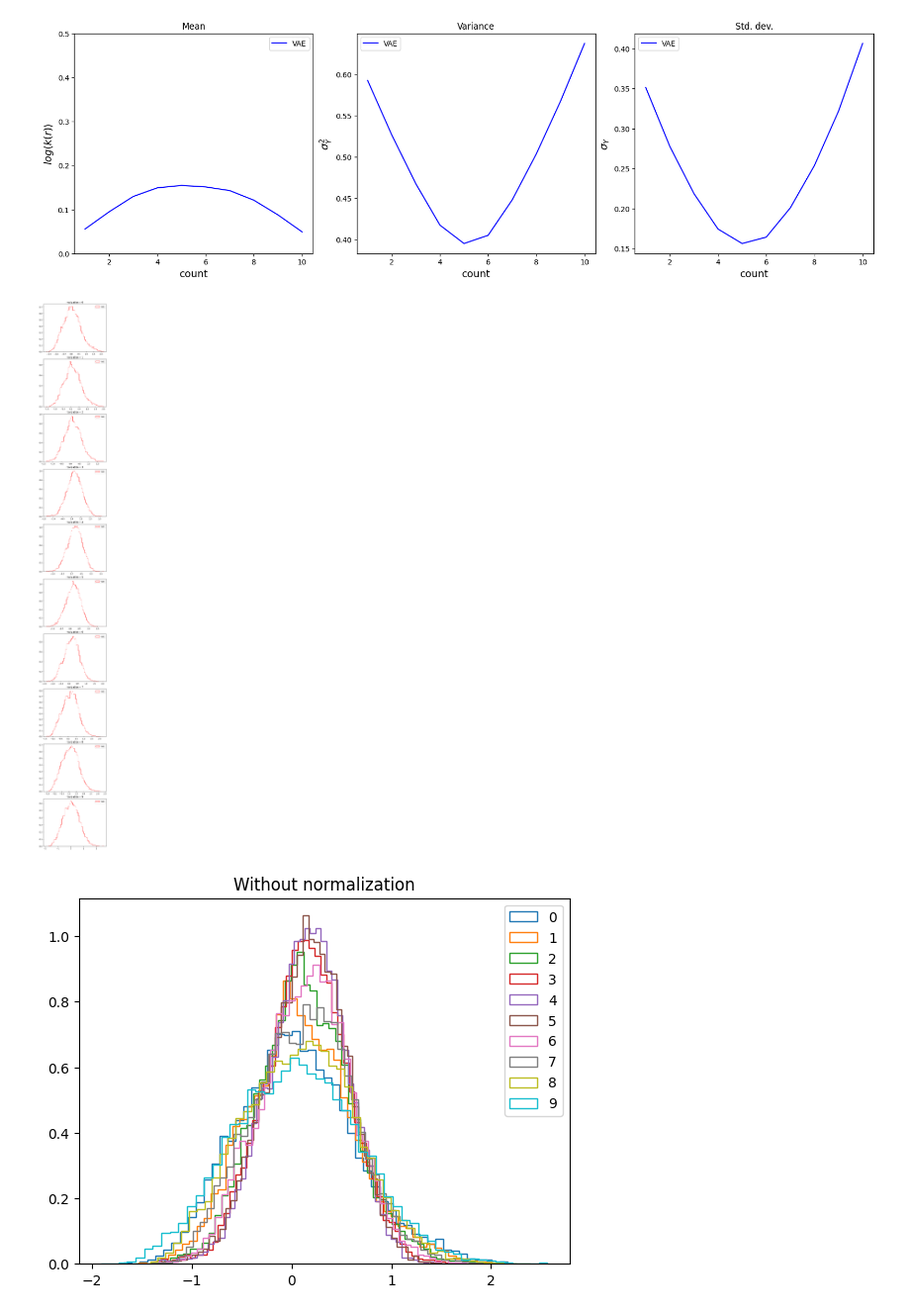
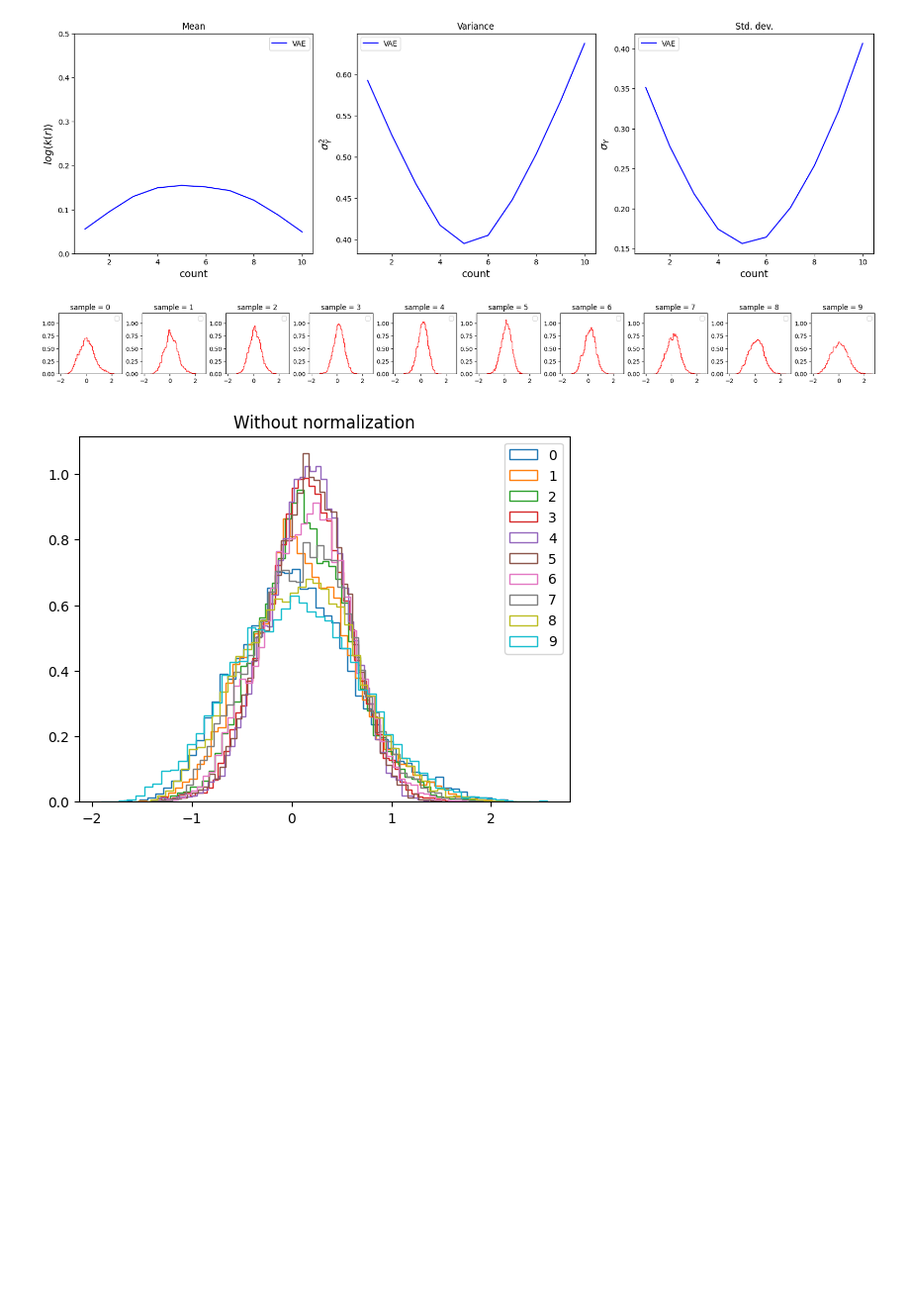
Before and after one commit to XxkmoxX/ML_variational_autoencoder, a Jupyter notebook: eda_ml_vae_128L.ipynb, the cells around one changed output. Shown at 99% size. Cells and saved outputs as stored; diff of their text form; code cells hidden in the pictures; blank space fills up the shorter version.

```diff
--- a/eda_ml_vae_128L.ipynb
+++ b/eda_ml_vae_128L.ipynb
@@ -211,21 +205,21 @@ print(metrics_lin[2])
 # %%
 ### PDFs 128x128 output LIN VAE
 
 vae = np.load(cwd + '/medios_128Lcont/output/output_vae_128x128.npy')
 lin = np.load(cwd + '/medios_128Lcont/output/output_lin_128x128.npy')
 
-fig, ax = plt.subplots(10, 1, figsize=(5,40), sharex=False, layout = 'constrained')
+fig, ax = plt.subplots(1, 10, figsize=(20,2), sharex=True, layout = 'constrained')
 
 for ireal in range(10):
-    ax[ireal].hist(np.log(38.65*vae[ireal]).reshape(-1), bins='scott', density=True, histtype='step', color='red', label='VAE')
+    ax[ireal].hist(np.log(38.65*vae[ireal]).reshape(-1), bins='scott', density=True, histtype='step', color='red')
 
     #ax[ireal].hist(np.log(38.65*lin[ireal]).reshape(-1), bins='scott', density=True, histtype='step', color='blue', label='LIN')
 
-    ax[ireal].set_title('realization = ' + str(ireal))
-    #ax[ireal].set_xlim([0, 0.2])
+    ax[ireal].set_title('sample = ' + str(ireal))
+    ax[ireal].set_ylim([0, 1.2])
     ax[ireal].legend()
 # %% [output]
-[figure, old version]
+[figure, new version]
 # %%
 ### PDFs 128x128 output LIN VAE
 
```
Also changed, not shown: parts of 4 cells of this notebook, 2 other files.
